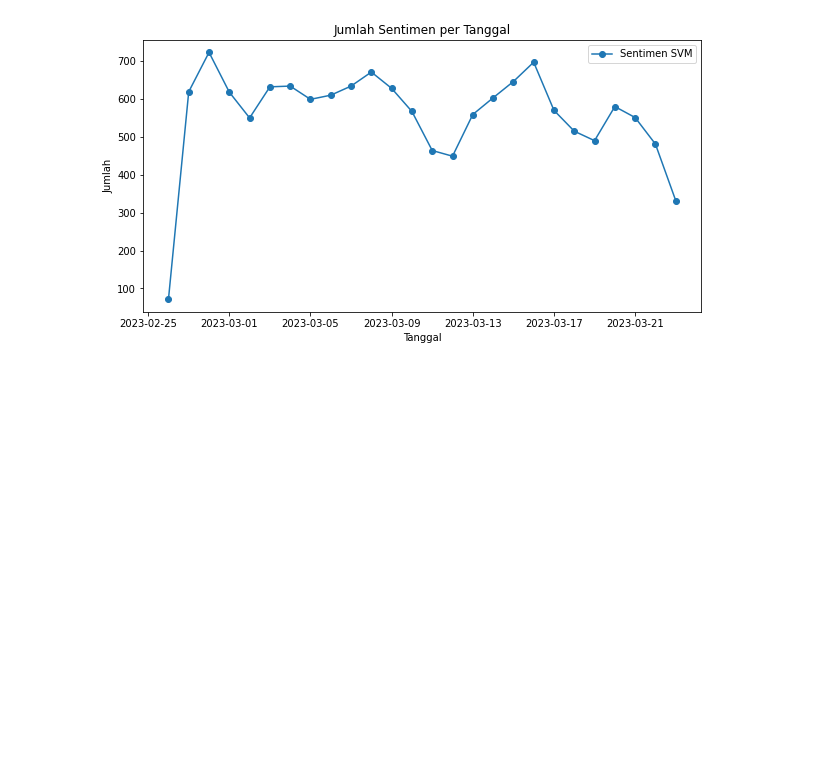
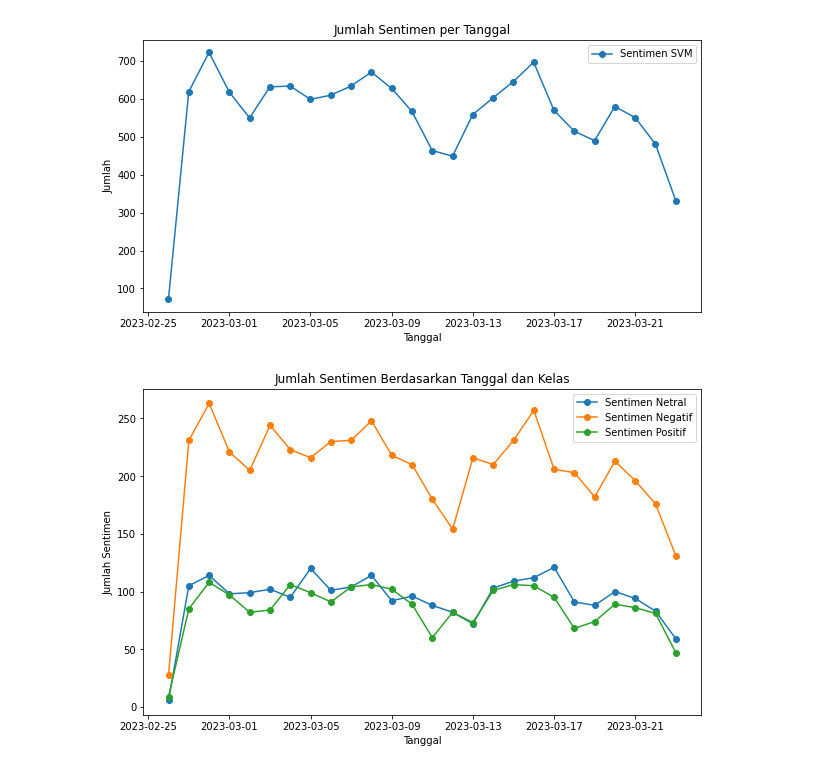
Before and after one commit to pahrul23/pahrul-skripsi, a Jupyter notebook: Hasil_dan_Pembahasan.ipynb, the cells around one changed output. Drawn from its saved outputs; the diff is of its cells as text; code cells hidden in the pictures; blank space fills up the shorter version.

```diff
--- a/Hasil_dan_Pembahasan.ipynb
+++ b/Hasil_dan_Pembahasan.ipynb
@@ -130,3 +74,32 @@ at
 2023-03-22           481
 2023-03-23           332
 [figure]
+# %%
+# Mengubah kolom 'at' menjadi tipe datetime
+df['at'] = pd.to_datetime(df['at'])
+
+# Mengubah kolom 'at' menjadi indeks dataframe
+df = df.set_index('at')
+
+# Menghitung jumlah sentimen berdasarkan kelas 0, 1, dan 2 pada setiap tanggal
+sentimen_count = pd.pivot_table(df, values='sentimentSV', index=df.index.date, columns=df['sentimentRF'], aggfunc='count', fill_value=0)
+
+# Mengubah nama kolom dari angka ke string
+sentimen_count.columns = ['Sentimen Netral', 'Sentimen Negatif', 'Sentimen Positif']
+
+# Membuat plot jumlah sentimen berdasarkan tanggal dan kelas
+fig, ax = plt.subplots(figsize=(10, 6))
+ax.plot(sentimen_count.index, sentimen_count['Sentimen Netral'], marker='o', label='Sentimen Netral')
+ax.plot(sentimen_count.index, sentimen_count['Sentimen Negatif'], marker='o', label='Sentimen Negatif')
+ax.plot(sentimen_count.index, sentimen_count['Sentimen Positif'], marker='o', label='Sentimen Positif')
+
+# Menambahkan judul dan label sumbu pada plot
+ax.set_title('Jumlah Sentimen Berdasarkan Tanggal dan Kelas')
+ax.set_xlabel('Tanggal')
+ax.set_ylabel('Jumlah Sentimen')
+ax.legend()
+
+# Menampilkan plot
+plt.show()
+# %% [output]
+[figure, added]
```
Also changed, not shown: parts of 5 cells of this notebook.
